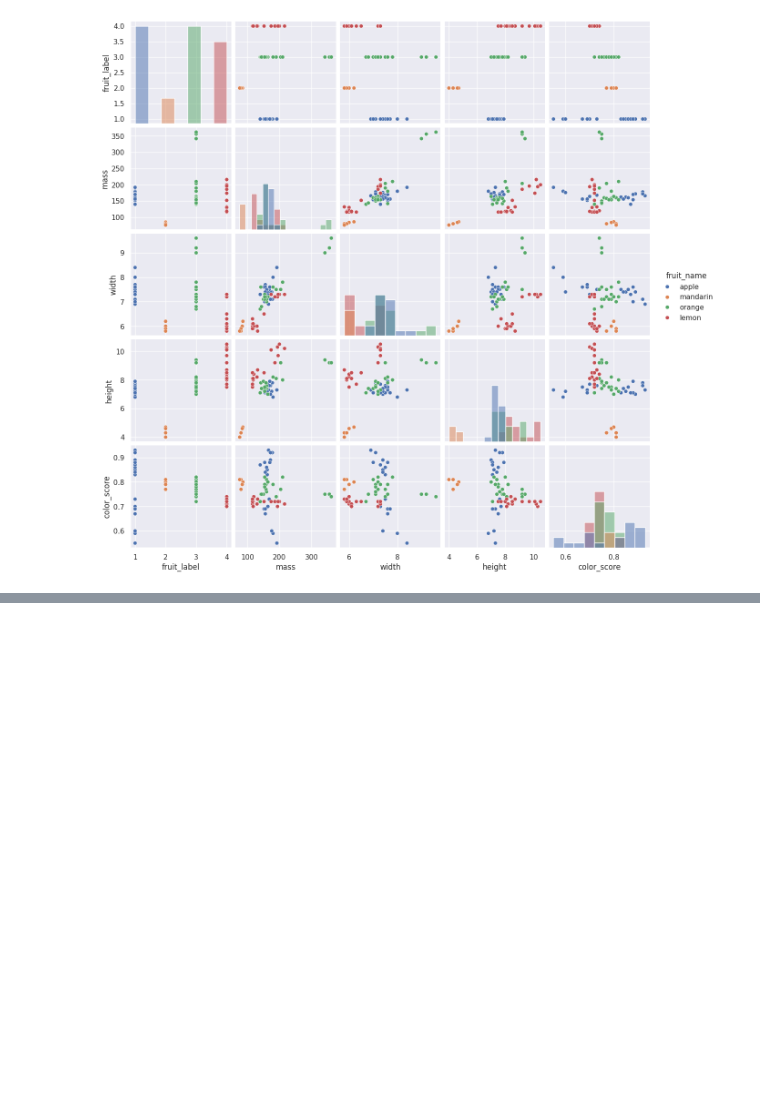
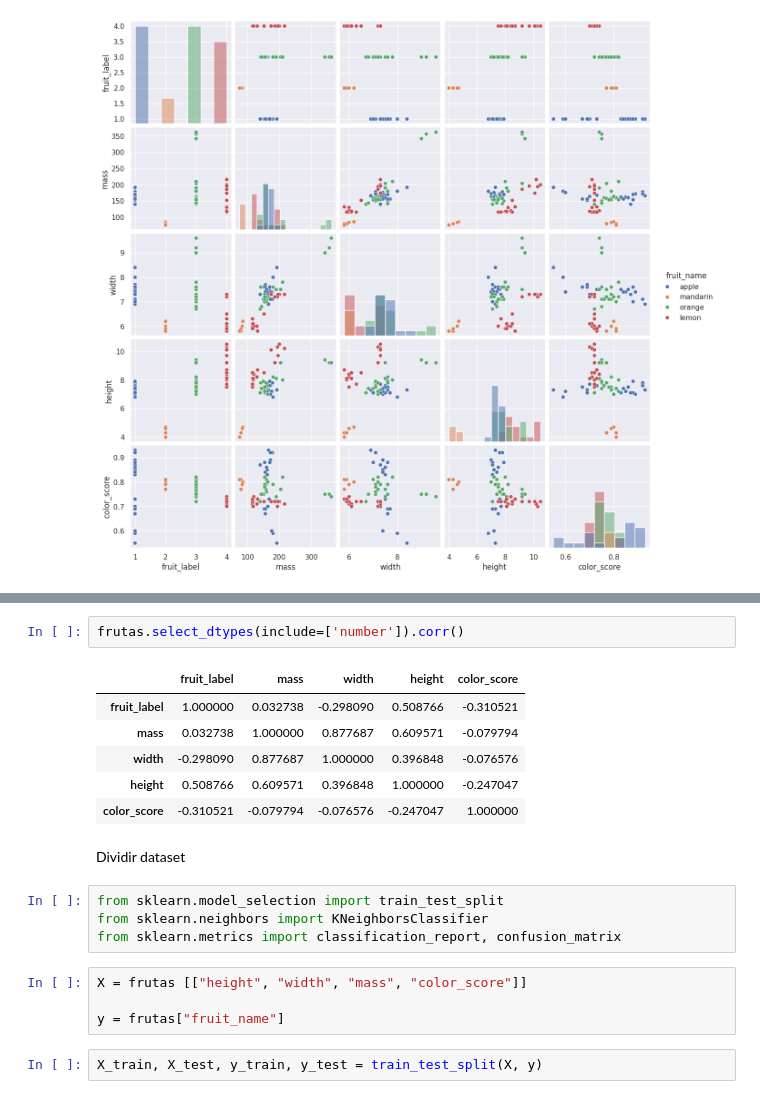
Before and after one commit to Estafy/MachineLearning, a Jupyter notebook: UNIDAD3/Practica1_3.ipynb, the cells around one changed output, grey strips where cells are left out. Drawn from its saved outputs; the diff is of its cells as text; blank space fills up the shorter version.

```diff
--- a/UNIDAD3/Practica1_3.ipynb
+++ b/UNIDAD3/Practica1_3.ipynb
@@ -80,0 +81,21 @@ ValueError: Could not interpret value `heigth` for `x`. An entry with this name
+# %%
+frutas.select_dtypes(include=['number']).corr()
+# %% [output]
+|  | fruit_label | mass | width | height | color_score |
+| fruit_label | 1.000000 | 0.032738 | -0.298090 | 0.508766 | -0.310521 |
+| mass | 0.032738 | 1.000000 | 0.877687 | 0.609571 | -0.079794 |
+| width | -0.298090 | 0.877687 | 1.000000 | 0.396848 | -0.076576 |
+| height | 0.508766 | 0.609571 | 0.396848 | 1.000000 | -0.247047 |
+| color_score | -0.310521 | -0.079794 | -0.076576 | -0.247047 | 1.000000 |
+# %% [markdown]
+Dividir dataset
+# %%
+from sklearn.model_selection import train_test_split
+from sklearn.neighbors import KNeighborsClassifier
+from sklearn.metrics import classification_report, confusion_matrix
+# %%
+X = frutas [["height", "width", "mass", "color_score"]]
+
+y = frutas["fruit_name"]
+# %%
+X_train, X_test, y_train, y_test = train_test_split(X, y)
```
Also changed, not shown: parts of 8 cells of this notebook.
